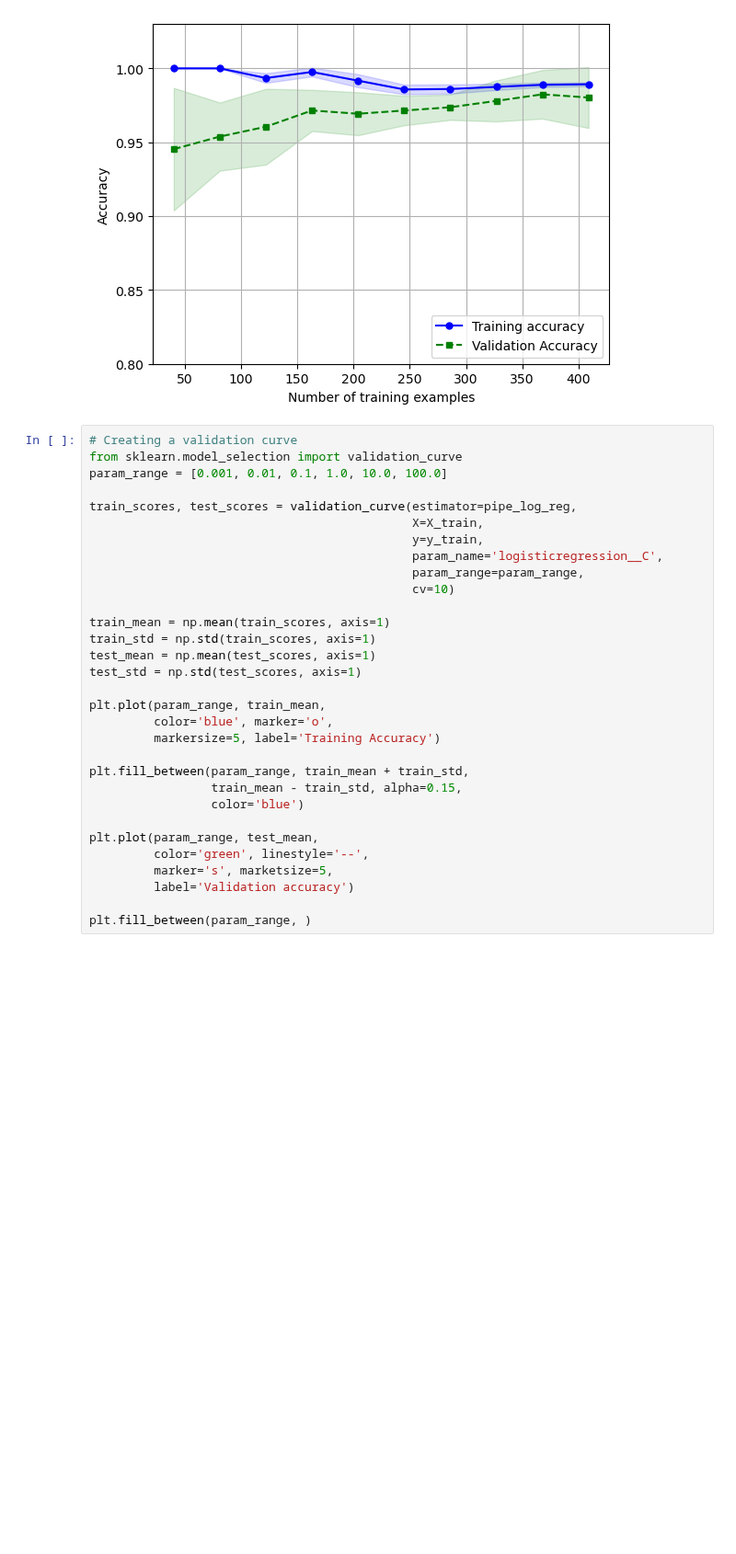
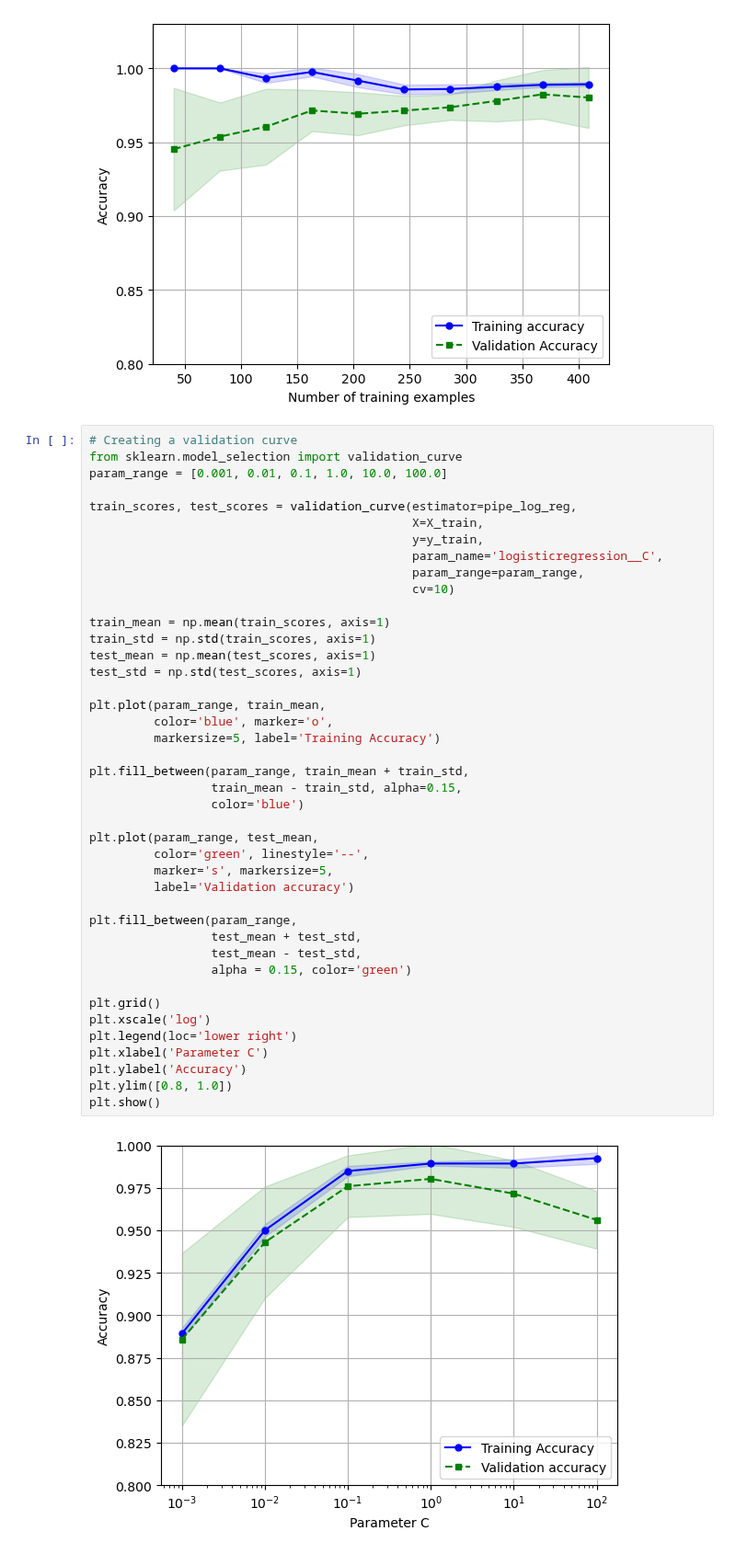
Before and after one commit to fenrirbatdorf/Accident_Data_Preprocessing, a Jupyter notebook: pipeline_practice.ipynb, the cells around one changed output. Shown at 92% size. Saved outputs shown, nothing was run; the diff lists cells and outputs as text; blank space fills up the shorter version.

```diff
--- a/pipeline_practice.ipynb
+++ b/pipeline_practice.ipynb
@@ -176,31 +176,44 @@ plt.show()
 # %%
 # Creating a validation curve
 from sklearn.model_selection import validation_curve
 param_range = [0.001, 0.01, 0.1, 1.0, 10.0, 100.0]
 
 train_scores, test_scores = validation_curve(estimator=pipe_log_reg,
                                              X=X_train,
                                              y=y_train,
                                              param_name='logisticregression__C',
                                              param_range=param_range,
                                              cv=10)
 
 train_mean = np.mean(train_scores, axis=1)
 train_std = np.std(train_scores, axis=1)
 test_mean = np.mean(test_scores, axis=1)
 test_std = np.std(test_scores, axis=1)
 
 plt.plot(param_range, train_mean,
          color='blue', marker='o',
          markersize=5, label='Training Accuracy')
 
 plt.fill_between(param_range, train_mean + train_std,
                  train_mean - train_std, alpha=0.15,
                  color='blue')
 
 plt.plot(param_range, test_mean,
          color='green', linestyle='--',
-         marker='s', marketsize=5,
+         marker='s', markersize=5,
          label='Validation accuracy')
 
-plt.fill_between(param_range, )
+plt.fill_between(param_range,
+                 test_mean + test_std,
+                 test_mean - test_std,
+                 alpha = 0.15, color='green')
+
+plt.grid()
+plt.xscale('log')
+plt.legend(loc='lower right')
+plt.xlabel('Parameter C')
+plt.ylabel('Accuracy')
+plt.ylim([0.8, 1.0])
+plt.show()
+# %% [output]
+[figure, added]
```
